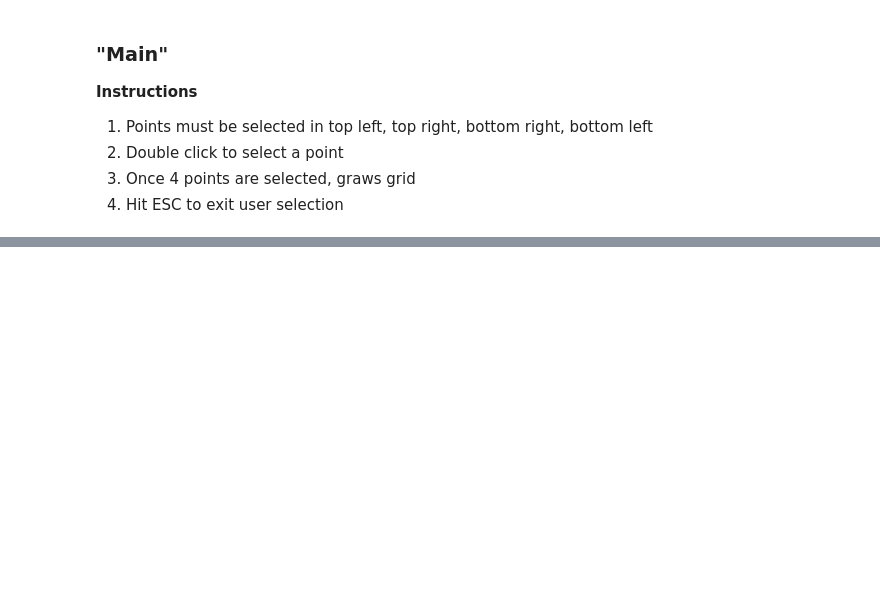
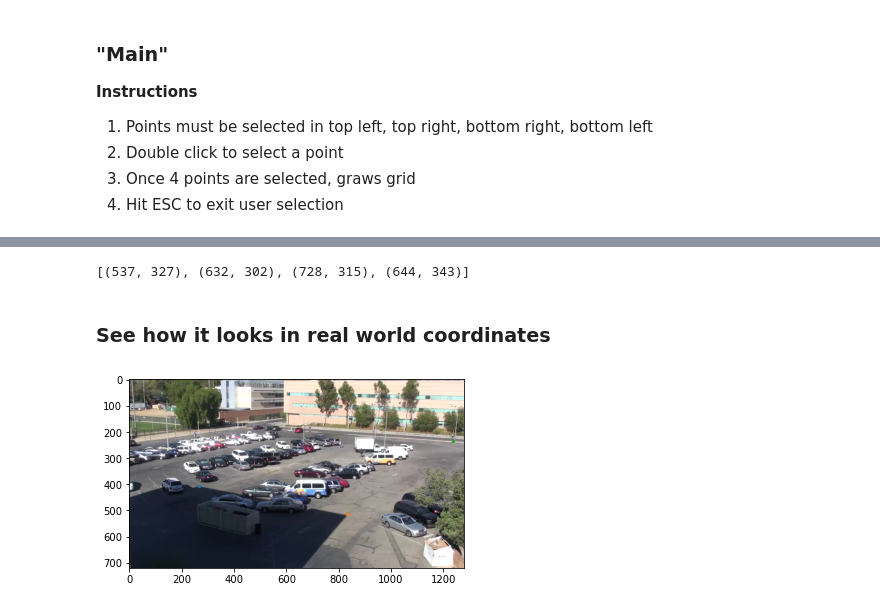
Before and after one commit to endernac/CV-Final-Project, a Jupyter notebook: homography_selector.ipynb, the cells around one changed output, grey strips where cells are left out. Drawn from its saved outputs; the diff is of its cells as text; code cells hidden in the pictures; blank space fills up the shorter version.

```diff
--- a/homography_selector.ipynb
+++ b/homography_selector.ipynb
@@ -250,0 +251,21 @@ plt.imshow(new_img)
+# %%
+print(param[0])
+# %% [output]
+[(537, 327), (632, 302), (728, 315), (644, 343)]
+# %% [markdown]
+### See how it looks in real world coordinates
+# %%
+# pick some iamge coordinates
+c1 = np.array([265, 405, 1])
+c2 = np.array([830, 515, 1])
+c3 = np.array([1237, 235, 1])
+
+# plot on image
+plt.figure()
+plt.imshow(frame0)
+plt.scatter(c1[0], c1[1], s=5)
+plt.scatter(c2[0], c2[1], s=5)
+plt.scatter(c3[0], c3[1], s=5)
+plt.show()
+# %% [output]
+[figure, added]
```
Also changed, not shown: parts of 10 cells of this notebook.
